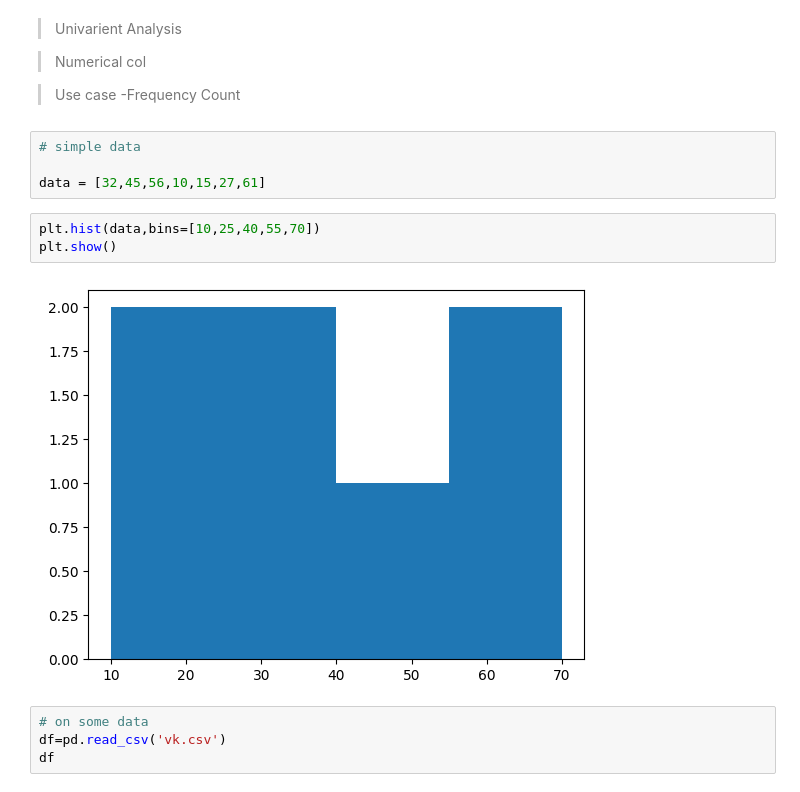
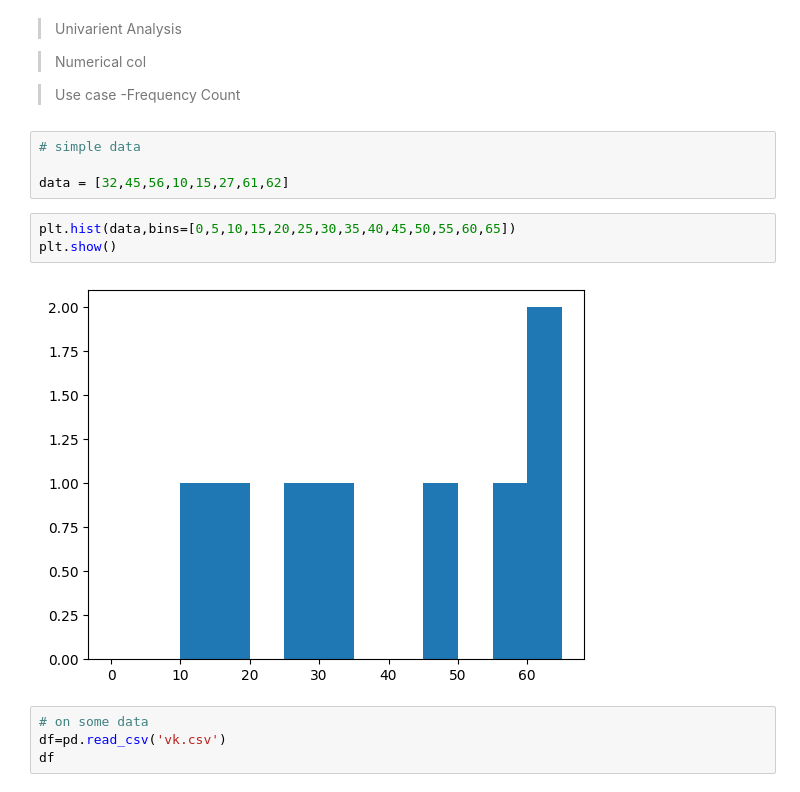
Before and after one commit to rahulkumar80026/Machine-Learning-Basic-to-Advanced, a Jupyter notebook: DataVisulization/1st.ipynb, the cells around one changed output. Saved outputs shown, nothing was run; the diff lists cells and outputs as text.

```diff
--- a/DataVisulization/1st.ipynb
+++ b/DataVisulization/1st.ipynb
@@ -356,12 +357,12 @@ Histogram
 # %%
 # simple data
 
-data = [32,45,56,10,15,27,61]
+data = [32,45,56,10,15,27,61,62]
 # %%
-plt.hist(data,bins=[10,25,40,55,70])
+plt.hist(data,bins=[0,5,10,15,20,25,30,35,40,45,50,55,60,65])
 plt.show()
 # %% [output]
-[figure, old version]
+[figure, new version]
 # %%
 # on some data
 df=pd.read_csv('vk.csv')
```
Also changed, not shown: parts of 17 cells of this notebook, 3 other files.
